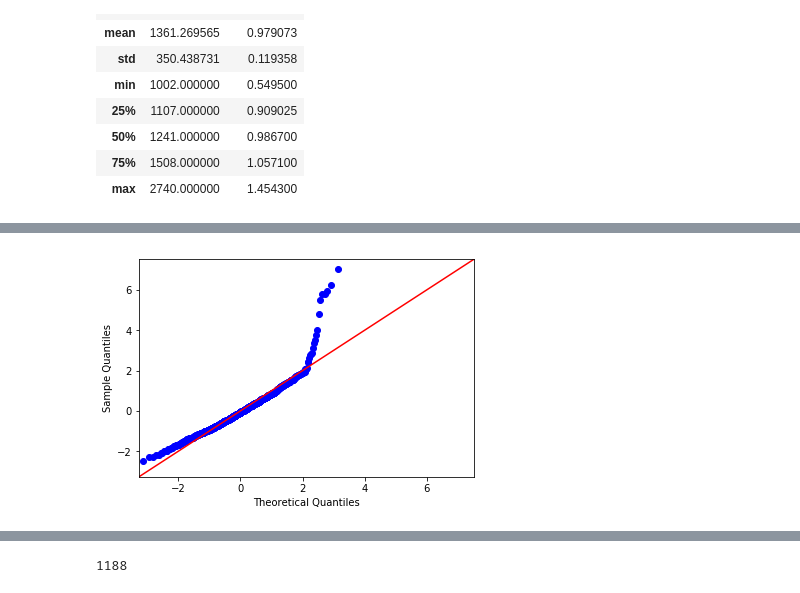
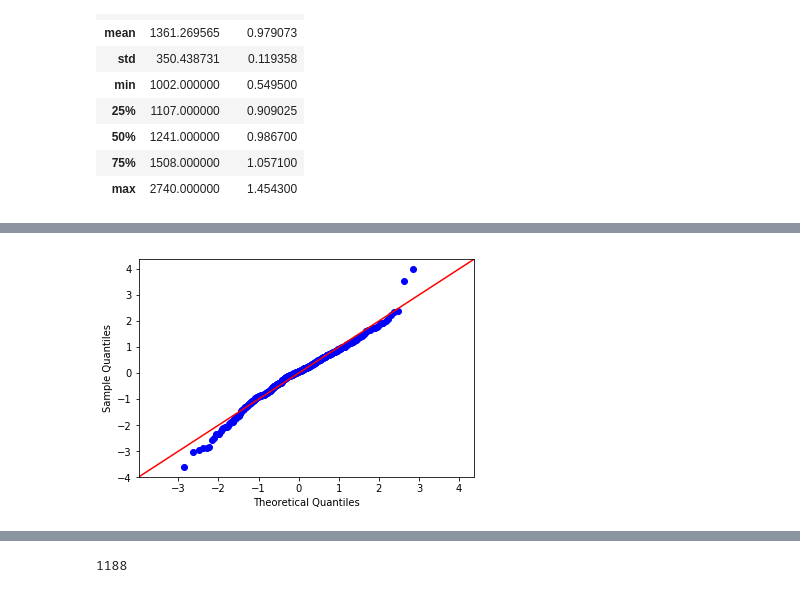
Before and after one commit to bpgpharma/hospital_readmit, a Jupyter notebook: hospital_readmit/sliderule_dsi_inferential_statistics_exercise_3.ipynb, the cells around one changed output, grey strips where cells are left out. Saved outputs shown, nothing was run; the diff lists cells and outputs as text; code cells hidden in the pictures.

```diff
--- a/hospital_readmit/sliderule_dsi_inferential_statistics_exercise_3.ipynb
+++ b/hospital_readmit/sliderule_dsi_inferential_statistics_exercise_3.ipynb
@@ -118,6 +154,7 @@ You can compose in notebook cells using Markdown:
 # %%
 df = pd.concat([clean_hospital_read_df.iloc[81:-3, 4], clean_hospital_read_df.iloc[81:-3, 6]], axis=1, keys=['dis', 'exs'])
 df.reset_index(drop=True)
+df.sort_values(by=['dis'], inplace=True)
 df.describe()
 # %% [output]
 |  | dis | exs |
@@ -152,0 +274,11 @@ stats.pearsonr(df.dis, df.exs)
+# %%
+s = stats.norm.fit(df.exs)
+ll = stats.norm.rvs(s[0],s[1],len(df.exs))
+_ = plt.hist(df.exs, bins=100, normed=True, alpha=0.2)
+_ = plt.hist(ll, bins=100, normed=True, color='red', alpha=0.2)
+_ = plt.yscale('log')
+_ = plt.ylabel('normalized log(counts)')
+_ = plt.xlabel('Excess Readmissions')
+_ = plt.title('log Histogram of Excess Readmissions')
+_ = plt.legend(['all data', 'N(\u03BC, \u03C3)'])
+plt.show()
@@ -174,2 +315,0 @@ np.mean(np.sort(dfl.exs))
-# %%
-stats.lognorm.fit(np.sort(dfl.exs))
@@ -178,18 +527,18 @@ stats.lognorm.fit(np.sort(dfl.exs))
 # %%
-norm = np.sort(random.lognormal(0, 1, len(dfl.exs)))
-s = stats.lognorm.fit(dfl.exs)
-norm = np.sort(random.lognormal(s[1], s[2], len(dfl.exs)))
-_ = plt.plot(norm, np.sort(dfl.exs), 'o')
+#norm = np.sort(random.lognormal(0, 1, len(dfl.exs)))
+#s = stats.lognorm.fit(dfl.exs)
+#norm = np.sort(random.lognormal(s[1], s[2], len(dfl.exs)))
+#_ = plt.plot(norm, np.sort(dfl.exs), 'o')
 
-z = np.polyfit(norm, np.sort(dfl.exs), 1)
-p = np.poly1d(z)
+#z = np.polyfit(norm, np.sort(dfl.exs), 1)
+#p = np.poly1d(z)
 
-_ = plt.plot(norm, p(norm), '--', linewidth=2)
+#_ = plt.plot(norm, p(norm), '--', linewidth=2)
 
-_ = plt.title("Normal Q-Q plot: Excess (Dis<100)")
-_ = plt.xlabel("Theoretical quantiles")
-_ = plt.ylabel("Expreimental quantiles")
-_ = plt.legend(['all data', 'N(0,1)'])
+#_ = plt.title("Normal Q-Q plot: Excess (Dis<100)")
+#_ = plt.xlabel("Theoretical quantiles")
+#_ = plt.ylabel("Expreimental quantiles")
+#_ = plt.legend(['all data', 'N(0,1)'])
 #_ = plt.xlim(-0.5, 15)
 
-plt.show()
+#plt.show()
@@ -236,6 +567,6 @@ plt.show()
 # %%
-_ = sm.qqplot(np.sort(np.log(dfl.exs)), dist=stats.norm, fit=True, line='45')
+_ = sm.qqplot(np.sort(dfh.exs), dist=stats.norm, fit=True, line='45')
 plt.show()
 # %% [output]
-[figure, old version]
+[figure, new version]
 # %%
```
Also changed, not shown: parts of 51 cells of this notebook.
